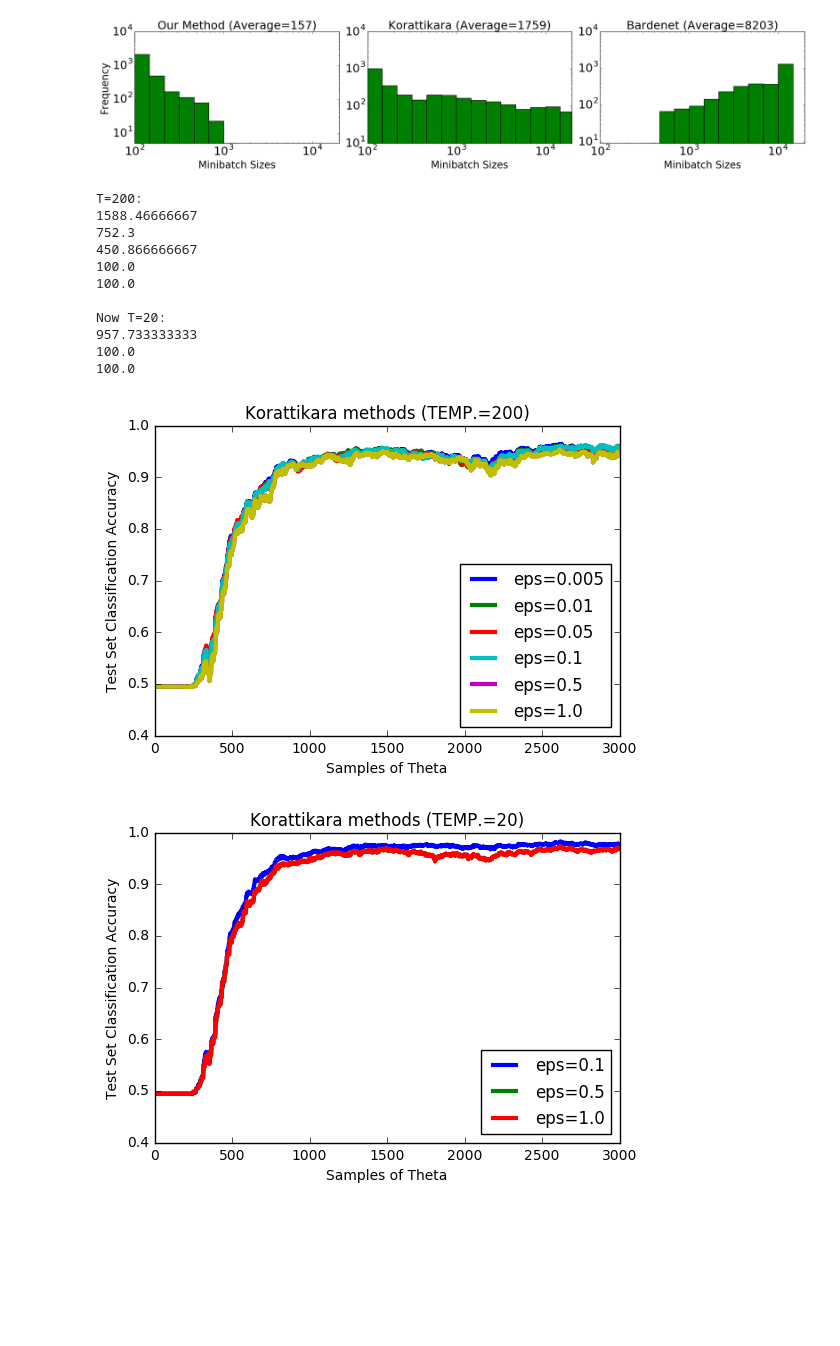
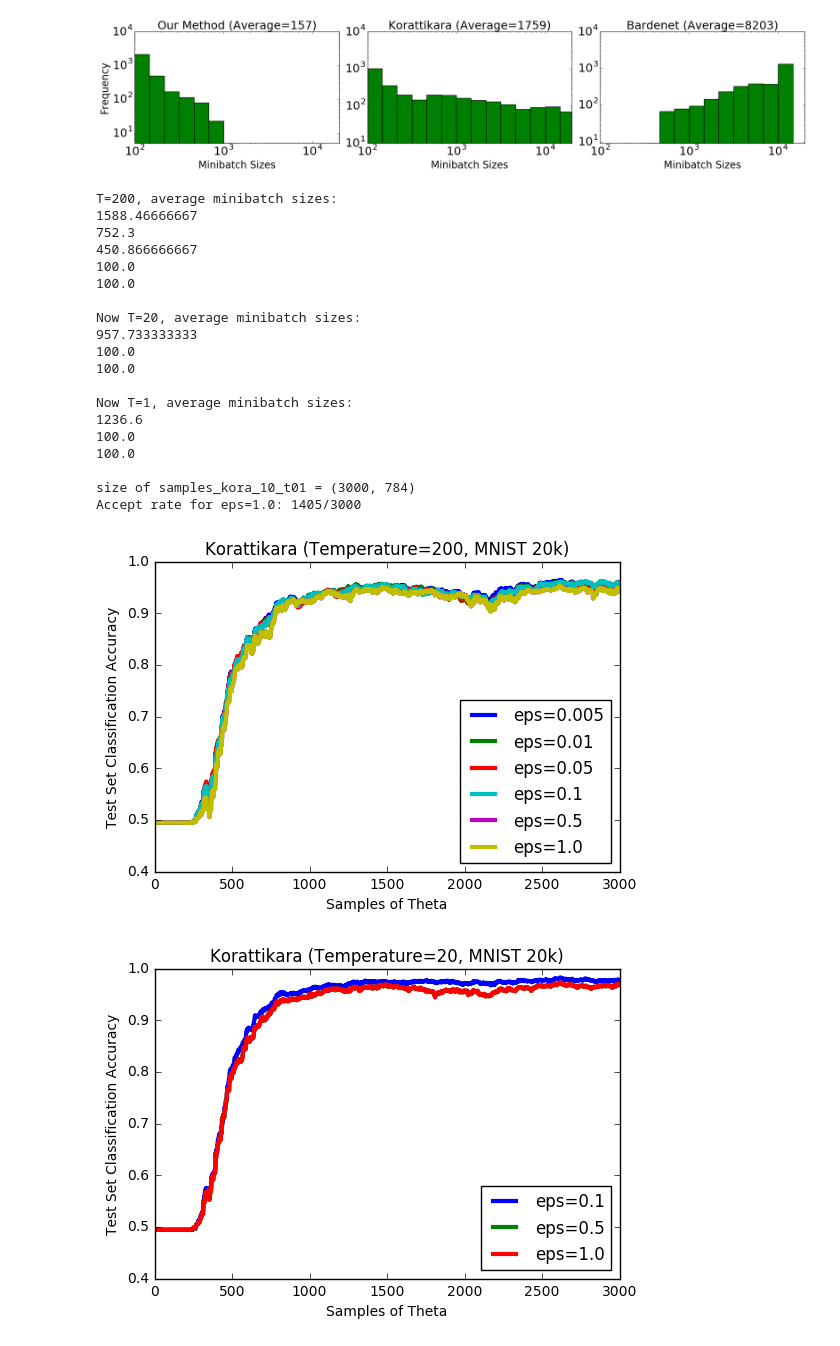
Before and after one commit to DanielTakeshi/New_MH_Test, a Jupyter notebook: code/plot_result_logisticRegression.ipynb, the cells around one changed output. Drawn from its saved outputs; the diff is of its cells as text; code cells hidden in the pictures; blank space fills up the shorter version.

```diff
--- a/code/plot_result_logisticRegression.ipynb
+++ b/code/plot_result_logisticRegression.ipynb
@@ -201,6 +201,12 @@ df_kora_01_t20 = h5py.File('output/logistic_results_kora_20000_eps01_temp20.mat'
 df_kora_05_t20 = h5py.File('output/logistic_results_kora_20000_eps05_temp20.mat');
 df_kora_10_t20 = h5py.File('output/logistic_results_kora_20000_eps10_temp20.mat');
 
+# Even smaller temperature T=1:
+df_kora_01_t01 = h5py.File('output/logistic_results_kora_20000_eps01_temp01.mat');
+df_kora_05_t01 = h5py.File('output/logistic_results_kora_20000_eps05_temp01.mat');
+df_kora_10_t01 = h5py.File('output/logistic_results_kora_20000_eps10_temp01.mat');
+
+# Now the corresopnding accuracy files. T=200:
 accuracy_kora_0005 = np.array(df_kora_0005['accuracy_kora']).reshape(N,1)
 accuracy_kora_001 = np.array(df_kora_001['accuracy_kora']).reshape(N,1)
 accuracy_kora_005 = np.array(df_kora_005['accuracy_kora']).reshape(N,1)
@@ -208,13 +214,19 @@ accuracy_kora_01 = np.array(df_kora_01['accuracy_kora']).reshape(N,1)
 accuracy_kora_05 = np.array(df_kora_05['accuracy_kora']).reshape(N,1)
 accuracy_kora_10 = np.array(df_kora_10['accuracy_kora']).reshape(N,1)
 
+# Then for T=20:
 accuracy_kora_01_t20 = np.array(df_kora_01_t20['accuracy_kora']).reshape(N,1)
 accuracy_kora_05_t20 = np.array(df_kora_05_t20['accuracy_kora']).reshape(N,1)
 accuracy_kora_10_t20 = np.array(df_kora_10_t20['accuracy_kora']).reshape(N,1)
 
+# Finally, for T=1
+accuracy_kora_01_t01 = np.array(df_kora_01_t01['accuracy_kora']).reshape(N,1)
+accuracy_kora_05_t01 = np.array(df_kora_05_t01['accuracy_kora']).reshape(N,1)
+accuracy_kora_10_t01 = np.array(df_kora_10_t01['accuracy_kora']).reshape(N,1)
+
 plt.figure()
 w = 3.0
-plt.title("Korattikara methods (Temperature=200)")
+plt.title("Korattikara (Temperature=200, MNIST 20k)")
 plt.xlabel("Samples of Theta")
 plt.ylabel("Test Set Classification Accuracy")
 plt.plot(accuracy_kora_0005, lw=w, label="eps=0.005")
@@ -225,37 +237,71 @@ plt.plot(accuracy_kora_05, lw=w, label="eps=0.5")
 plt.plot(accuracy_kora_10, lw=w, label="eps=1.0")
 plt.legend(loc='lower right')
 
 plt.figure()
 w = 3.0
-plt.title("Korattikara methods (Temperature=20)")
+plt.title("Korattikara (Temperature=20, MNIST 20k)")
 plt.xlabel("Samples of Theta")
 plt.ylabel("Test Set Classification Accuracy")
 plt.plot(accuracy_kora_01_t20, lw=w, label="eps=0.1")
 plt.plot(accuracy_kora_05_t20, lw=w, label="eps=0.5")
 plt.plot(accuracy_kora_10_t20, lw=w, label="eps=1.0")
 plt.legend(loc='lower right')
 
-print("T=200:")
+plt.figure()
+w = 3.0
+plt.title("Korattikara (Temperature=1, MNIST 20k)")
+plt.xlabel("Samples of Theta")
+plt.ylabel("Test Set Classification Accuracy")
+plt.plot(accuracy_kora_01_t01, lw=w, label="eps=0.1")
+plt.plot(accuracy_kora_05_t01, lw=w, label="eps=0.5")
+plt.plot(accuracy_kora_10_t01, lw=w, label="eps=1.0")
+plt.legend(loc='lower right')
+
+print("T=200, average minibatch sizes:")
 print(np.mean(df_kora_001['mb_size_kora']))
 print(np.mean(df_kora_005['mb_size_kora']))
 print(np.mean(df_kora_01['mb_size_kora']))
 print(np.mean(df_kora_05['mb_size_kora']))
 print(np.mean(df_kora_10['mb_size_kora']))
-print("\nNow T=20:")
+print("\nNow T=20, average minibatch sizes:")
 print(np.mean(df_kora_01_t20['mb_size_kora']))
 print(np.mean(df_kora_05_t20['mb_size_kora']))
 print(np.mean(df_kora_10_t20['mb_size_kora']))
+print("\nNow T=1, average minibatch sizes:")
+print(np.mean(df_kora_01_t01['mb_size_kora']))
+print(np.mean(df_kora_05_t01['mb_size_kora']))
+print(np.mean(df_kora_10_t01['mb_size_kora']))
+print("")
+
+# Now let's look at acceptance rates.
+samples_kora_10_t01 = np.array(df_kora_10_t01['samples_kora'])
+print("size of samples_kora_10_t01 = {}".format(samples_kora_10_t01.shape))
+total_diff = 0
+for i in range(3000-1):
+    current_theta = samples_kora_10_t01[i]
+    next_theta = samples_kora_10_t01[i+1]
+    if (np.max(np.abs(current_theta-next_theta)) > 0.0001):
+        total_diff += 1
+print("Accept rate for eps=1.0: {}/3000".format(total_diff))
 # %% [output]
-T=200:
+T=200, average minibatch sizes:
 1588.46666667
 752.3
 450.866666667
 100.0
 100.0
 
-Now T=20:
+Now T=20, average minibatch sizes:
 957.733333333
 100.0
 100.0
+
+Now T=1, average minibatch sizes:
+1236.6
+100.0
+100.0
+
+size of samples_kora_10_t01 = (3000, 784)
+Accept rate for eps=1.0: 1405/3000
-[figure, old version]
+[figure, new version]
-[figure, old version]
+[figure, new version]
```
Also changed, not shown: parts of 1 cell of this notebook, 2 other files.
